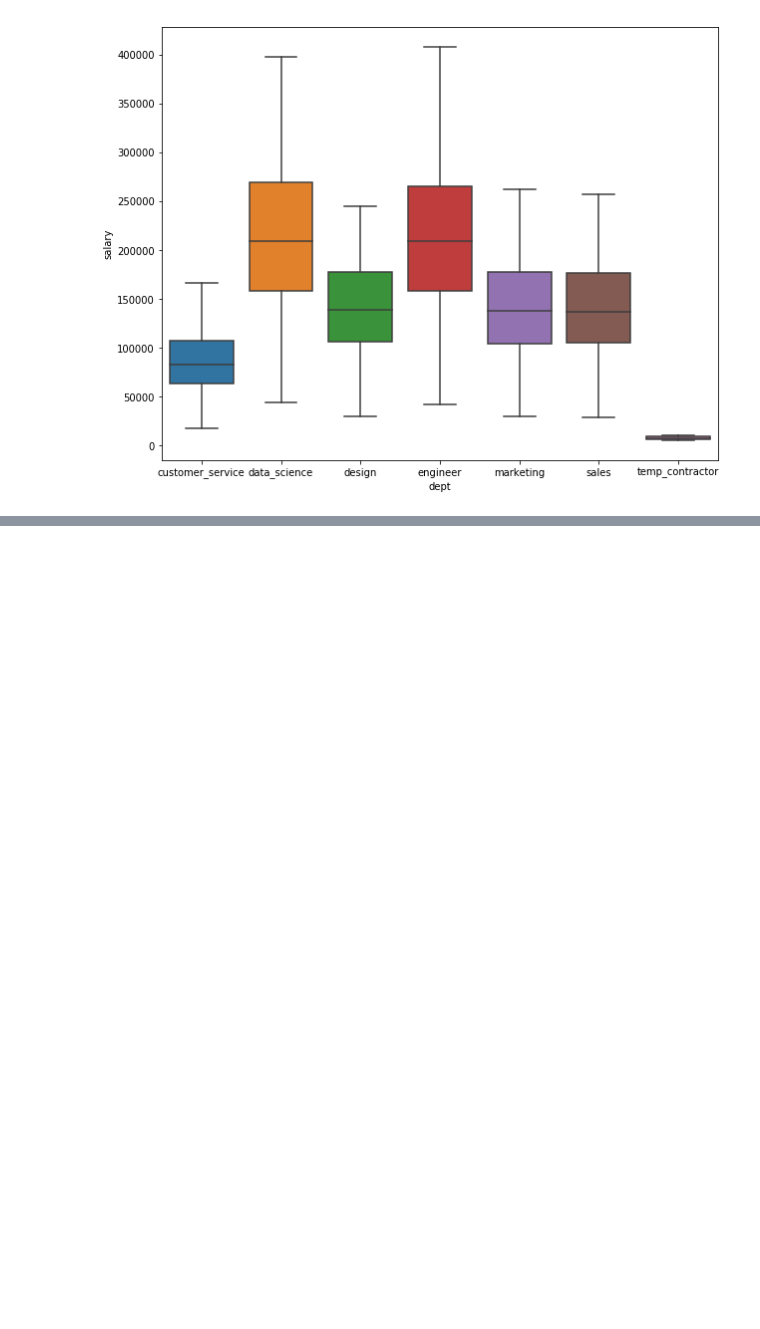
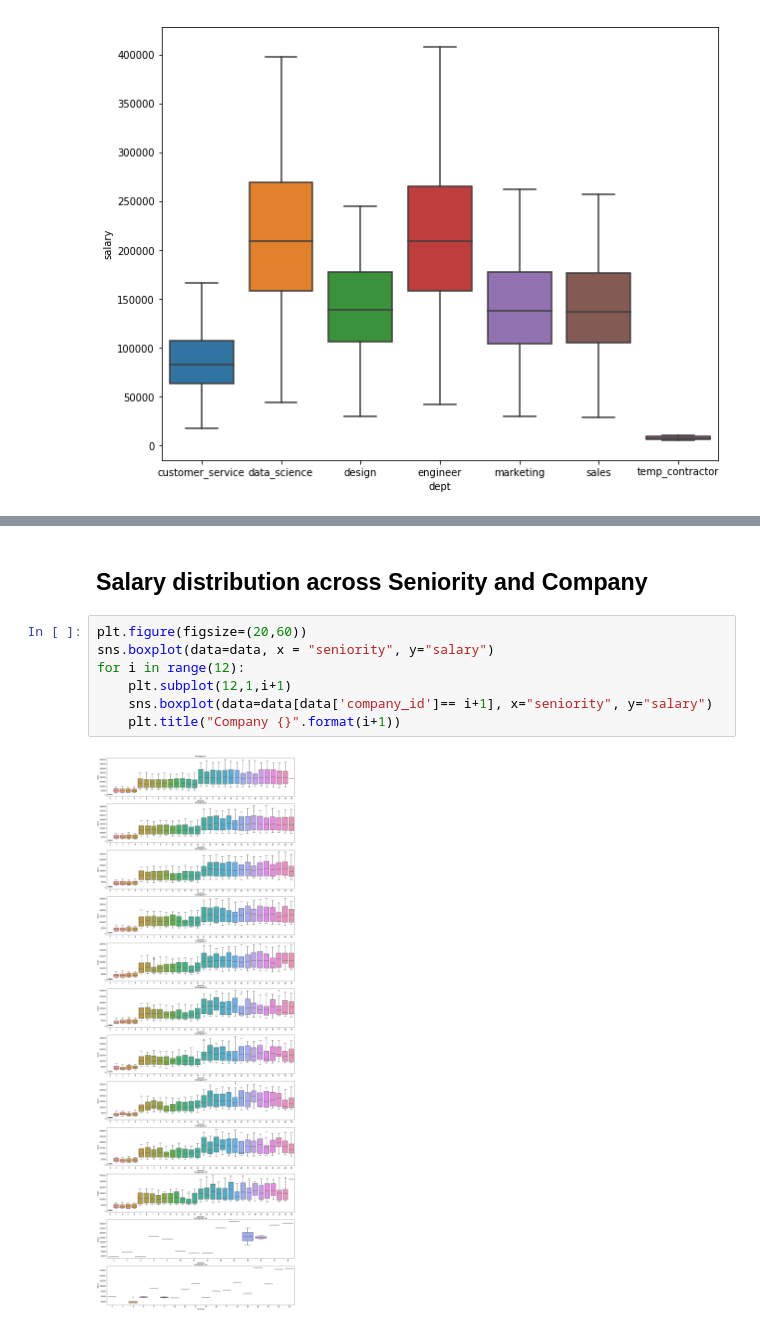
Before and after one commit to Chowcow/Datascience-AI, a Jupyter notebook: Employee Turnover Models.ipynb, the cells around one changed output, grey strips where cells are left out. Saved outputs shown, nothing was run; the diff lists cells and outputs as text; blank space fills up the shorter version.

```diff
--- a/Employee Turnover Models.ipynb
+++ b/Employee Turnover Models.ipynb
@@ -88,0 +86,11 @@ list
+# %% [markdown]
+## Salary distribution across Seniority and Company
+# %%
+plt.figure(figsize=(20,60))
+sns.boxplot(data=data, x = "seniority", y="salary")
+for i in range(12):
+    plt.subplot(12,1,i+1)
+    sns.boxplot(data=data[data['company_id']== i+1], x="seniority", y="salary")
+    plt.title("Company {}".format(i+1))
+# %% [output]
+[figure, added]
```
Also changed, not shown: parts of 9 cells of this notebook.
